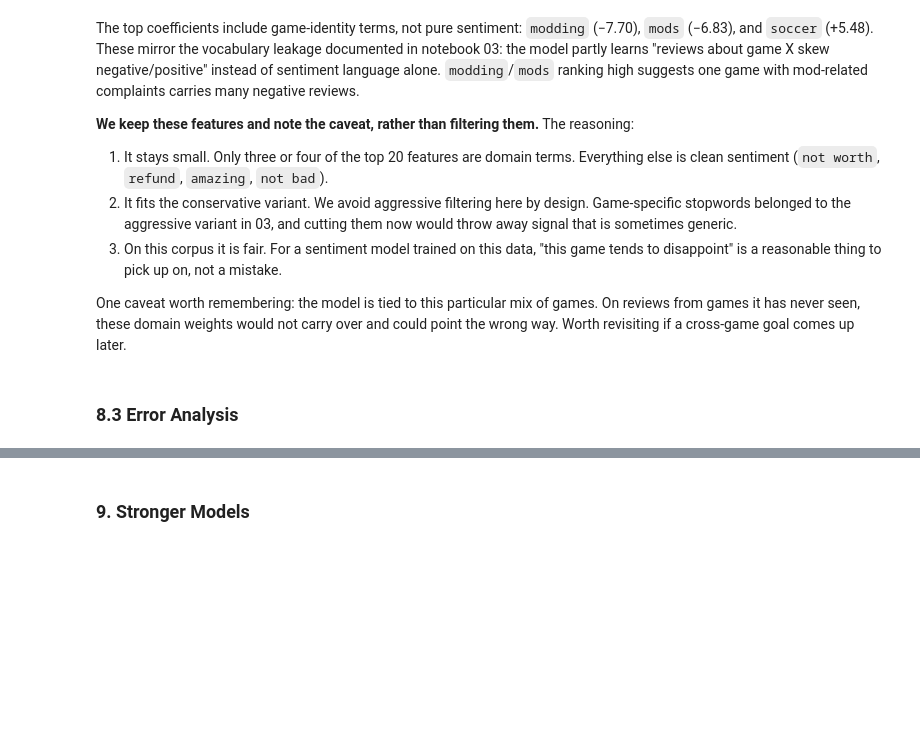
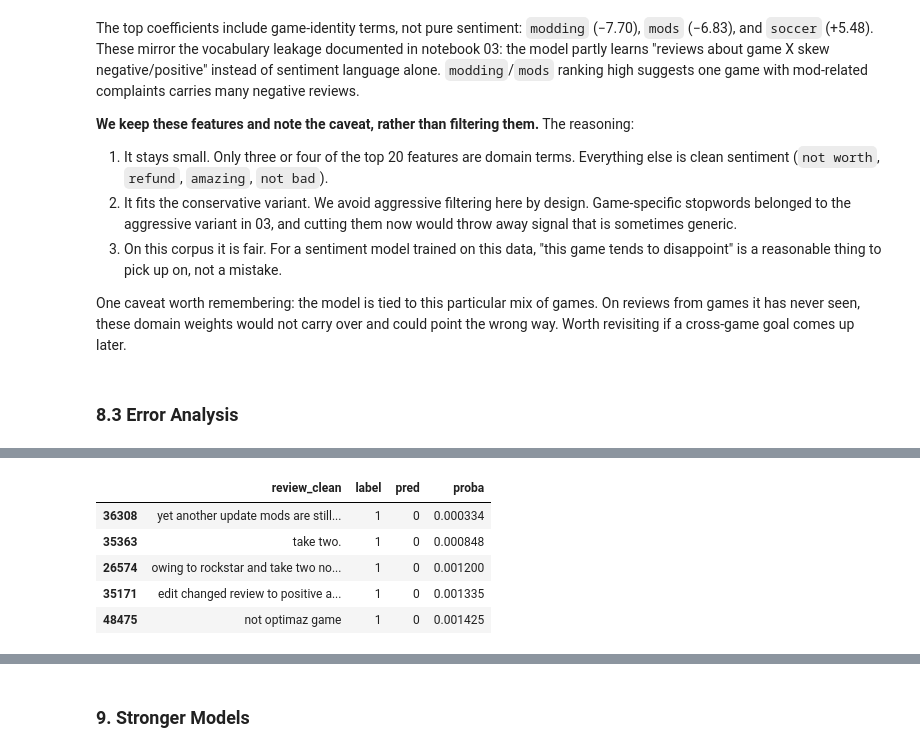
Before and after one commit to Adriana394/nlp-analysis-steam-reviews, a Jupyter notebook: notebooks/04_lda.ipynb, the cells around one changed output, grey strips where cells are left out. Drawn from its saved outputs; the diff is of its cells as text; code cells hidden in the pictures; blank space fills up the shorter version.

```diff
--- a/notebooks/04_lda.ipynb
+++ b/notebooks/04_lda.ipynb
@@ -376,0 +395,9 @@ Confident false negatives (pos review called negative): 6,319
+# %%
+fn.head(5)
+# %% [output]
+|  | review_clean | label | pred | proba |
+| 36308 | yet another update mods are still... | 1 | 0 | 0.000334 |
+| 35363 | take two. | 1 | 0 | 0.000848 |
+| 26574 | owing to rockstar and take two no... | 1 | 0 | 0.001200 |
+| 35171 | edit changed review to positive a... | 1 | 0 | 0.001335 |
+| 48475 | not optimaz game | 1 | 0 | 0.001425 |
```
Also changed, not shown: parts of 23 cells of this notebook, 3 other files.
